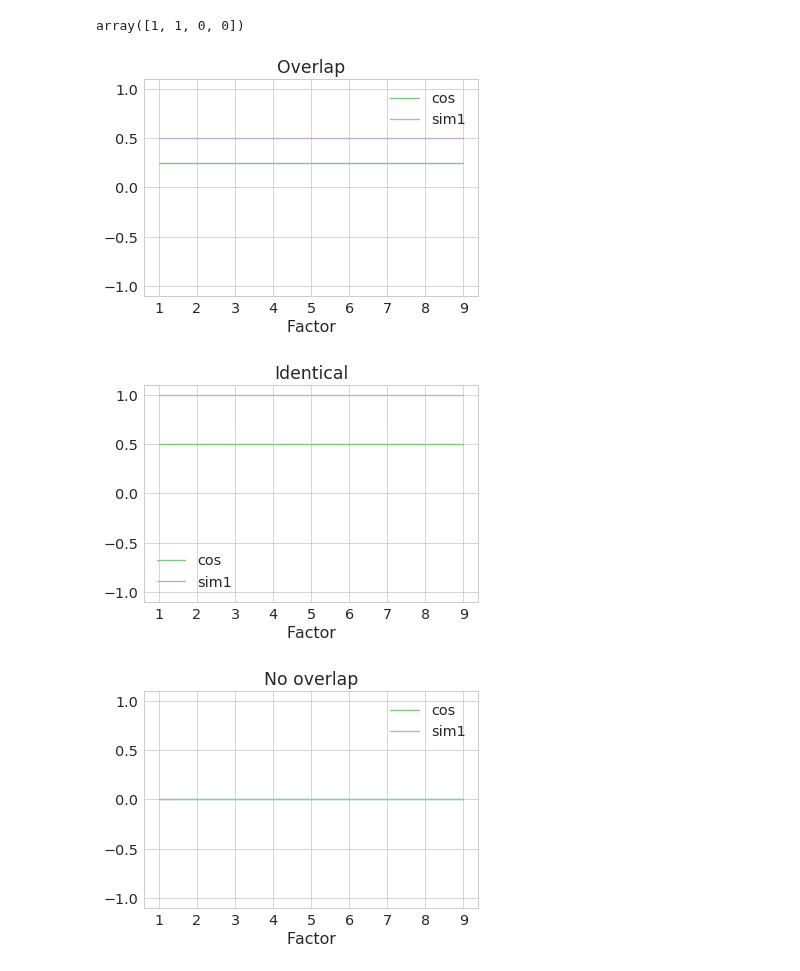
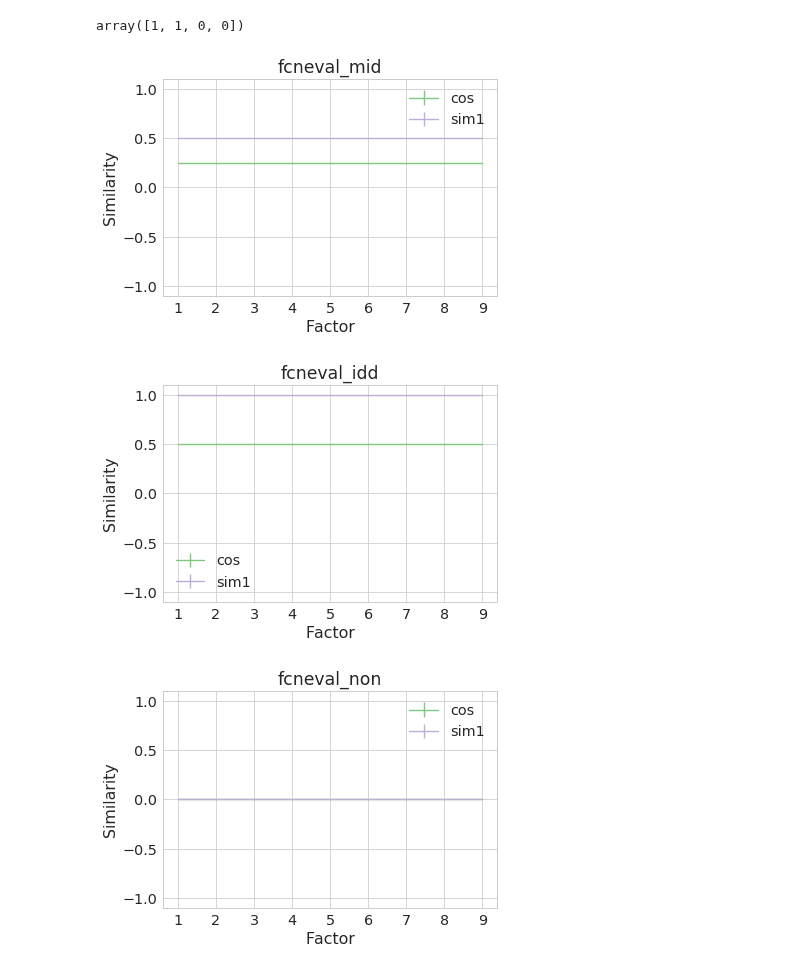
Before and after one commit to AllanLRH/master_thesis, a Jupyter notebook: morequestions/node_similarity_measure.ipynb, the cells around one changed output. Drawn from its saved outputs; the diff is of its cells as text; code cells hidden in the pictures.

Commit message:
Updated plotting

```diff
--- a/morequestions/node_similarity_measure.ipynb
+++ b/morequestions/node_similarity_measure.ipynb
@@ -95,22 +95,24 @@ vecR
 # %% [output]
 array([1, 1, 0, 0])
 # %%
-def plotit(df, label):
+def plotit(df, label=None):
     data = list(df.groupby("function"))
     fig, ax = plt.subplots()
     for el in data:
-        ax.plot(el[1].groupby('factor').mean(), label=el[0])
+        ax.errorbar(np.arange(1, 10), el[1].groupby('factor').res.mean(), el[1].groupby('factor').res.std(), label=el[0])
     ax.set_ylim([-1.1, 1.1])
+    ax.set_xticks(np.arange(1, 10))
     ax.set_xlabel("Factor")
-    ax.set_xticks(np.arange(1, 10))
-    plt.legend()
-    ax.set_title(label)
+    ax.set_ylabel('Similarity')
+    if label is not None:
+        plt.legend()
+        ax.set_title(label)
     return fig, ax
 
-fig, ax = plotit(fcneval_mid, "Overlap")
-fig, ax = plotit(fcneval_idd, "Identical")
-fig, ax = plotit(fcneval_non, "No overlap")
+fig, ax = plotit(fcneval_mid, 'fcneval_mid')
+fig, ax = plotit(fcneval_idd, 'fcneval_idd')
+fig, ax = plotit(fcneval_non, 'fcneval_non')
 # %% [output]
-[figure, old version]
+[figure, new version]
-[figure, old version]
+[figure, new version]
-[figure, old version]
+[figure, new version]
```
Also changed, not shown: parts of 1 cell of this notebook.
